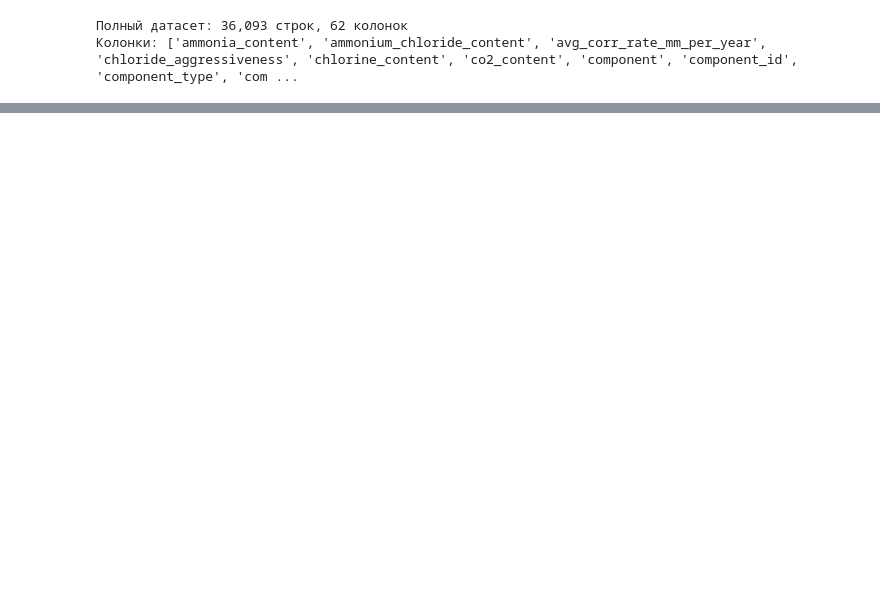
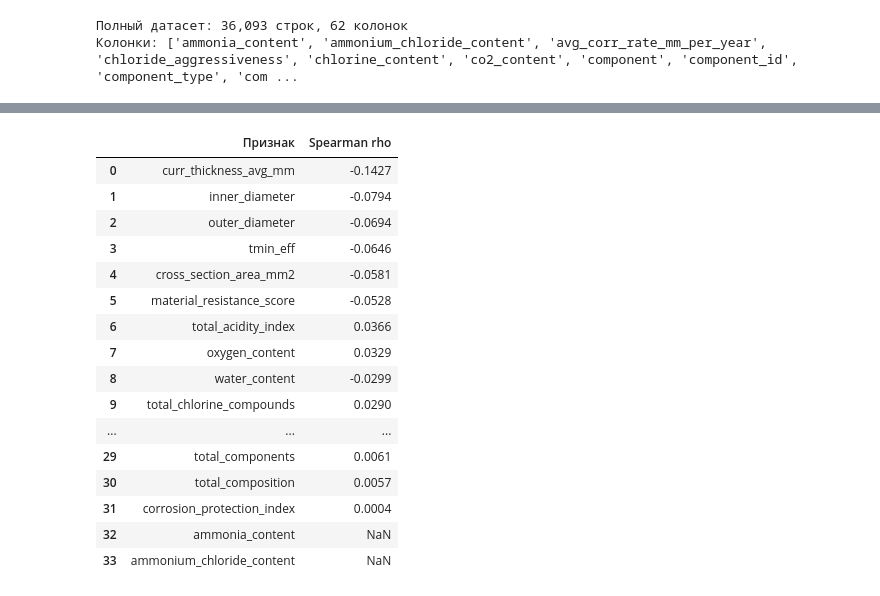
Before and after one commit to Kosyakin/corrosion_analysis_project, a Jupyter notebook: PythonMLExperiments/1_corr_analysis/correlation_analysis.ipynb, the cells around one changed output, grey strips where cells are left out. Drawn from its saved outputs; the diff is of its cells as text; code cells hidden in the pictures; blank space fills up the shorter version.

```diff
--- a/PythonMLExperiments/1_corr_analysis/correlation_analysis.ipynb
+++ b/PythonMLExperiments/1_corr_analysis/correlation_analysis.ipynb
@@ -103,7 +226,7 @@ def plot_scatter_vs_target(columns, title, target=None, df=None):
 # h2s_content                                           0.101
 # 4 - KK-2
 # 51- КК
-INSTALLATION_IDS = [4,51]  # Список ID установок для фильтрации
+INSTALLATION_IDS = [4,51,80,53,68,54]  # Список ID установок для фильтрации
 
 
 # Фильтрация по списку установок
@@ -112,8 +235,8 @@ DF_loaded = DF_loaded.sort_values('installation_id').reset_index(drop=True)
 print(f"Отфильтровано (installation_id in {INSTALLATION_IDS}): {len(DF_loaded):,} строк")
 
 # Только неотрицательная целевая переменная
-DF_loaded = DF_loaded[DF_loaded[TARGET] >= 0]
-print(f"После отбора строк с {TARGET} >= 0: {len(DF_loaded):,} строк")
+# DF_loaded = DF_loaded[DF_loaded[TARGET] >= 0]
+# print(f"После отбора строк с {TARGET} >= 0: {len(DF_loaded):,} строк")
 
 # Пустые в числовых признаках = 0; цель не заполняем
 num_cols = [c for c in DF_loaded.select_dtypes(include=[np.number]).columns if c != TARGET]
@@ -146,0 +258,30 @@ plot_scatter_vs_target(['stress_corrosion_index'],'')
+# %%
+# Корреляция Спирмена каждого признака с целевой переменной
+# exclude_cols и include_cols — как в clustermap выше
+#plot_spearman_vs_target(
+#    DF_loaded,
+#    exclude_cols=EXCLUDE_COLS_DEFAULT,
+#    include_cols=INCLUDE_COLS_DEFAULT,
+#    alpha=0.05,
+#)
+# Только KK-2 и КК:
+df_sub = DF_loaded[DF_loaded['installation_id'].isin([68])]
+spearman_table(df_sub)
+# %% [output]
+|  | Признак | Spearman rho |
+| 0 | curr_thickness_avg_mm | -0.1427 |
+| 1 | inner_diameter | -0.0794 |
+| 2 | outer_diameter | -0.0694 |
+| 3 | tmin_eff | -0.0646 |
+| 4 | cross_section_area_mm2 | -0.0581 |
+| 5 | material_resistance_score | -0.0528 |
+| 6 | total_acidity_index | 0.0366 |
+| 7 | oxygen_content | 0.0329 |
+| 8 | water_content | -0.0299 |
+| 9 | total_chlorine_compounds | 0.0290 |
+| ... | ... | ... |
+| 29 | total_components | 0.0061 |
+| 30 | total_composition | 0.0057 |
+| 31 | corrosion_protection_index | 0.0004 |
+| 32 | ammonia_content | NaN |
+| 33 | ammonium_chloride_content | NaN |
```
Also changed, not shown: parts of 6 cells of this notebook, 13 other files.
